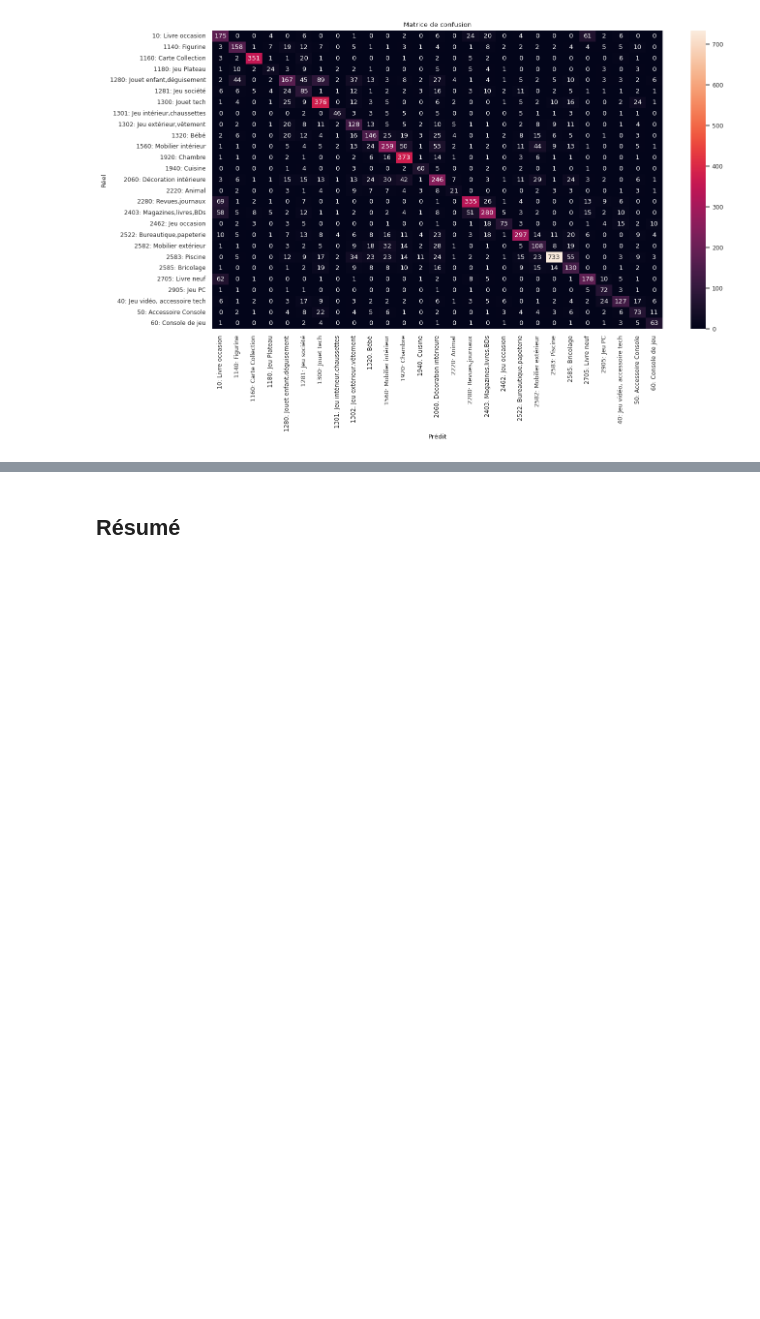
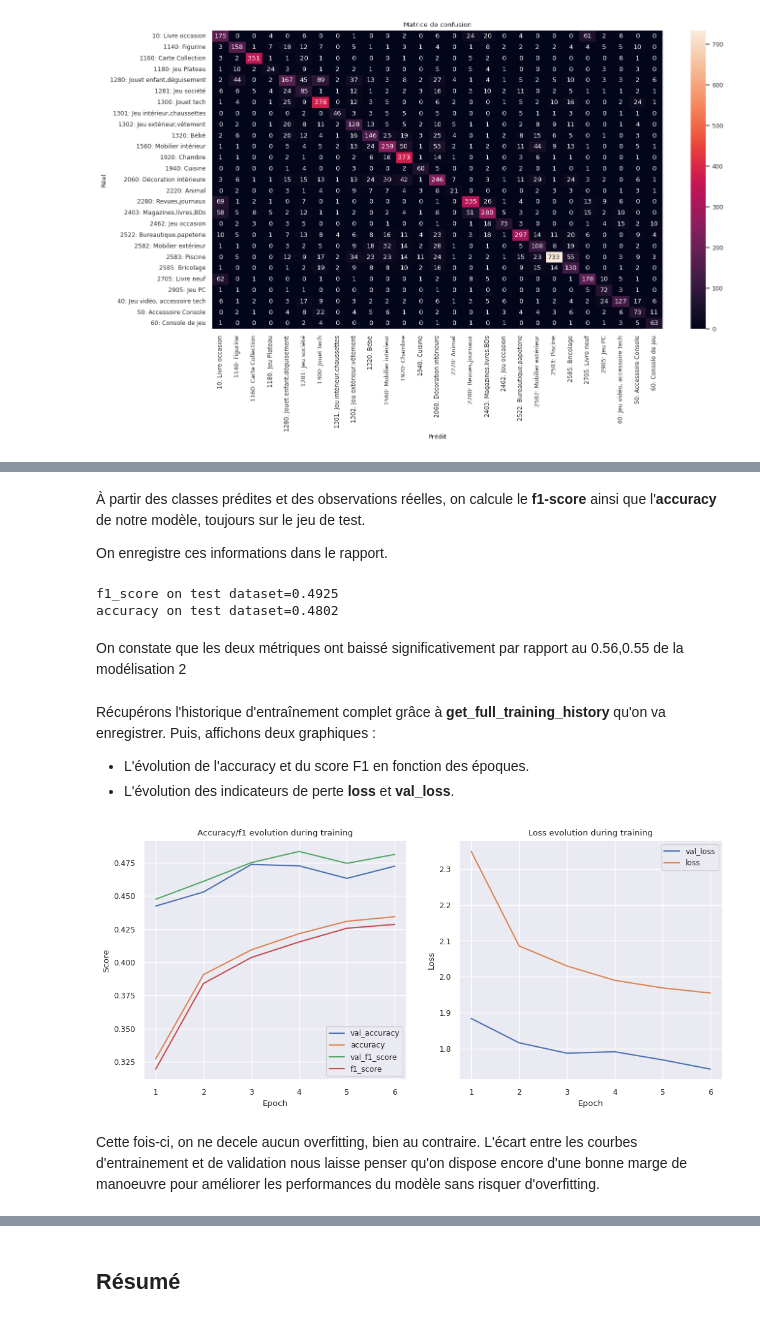
Before and after one commit to DataScientest-Studio/nov23_bds_rakuten, a Jupyter notebook: notebooks/data-modeling-images-3.ipynb, the cells around one changed output, grey strips where cells are left out. Saved outputs shown, nothing was run; the diff lists cells and outputs as text; code cells hidden in the pictures; blank space fills up the shorter version.

```diff
--- a/notebooks/data-modeling-images-3.ipynb
+++ b/notebooks/data-modeling-images-3.ipynb
@@ -1490,0 +1741,4 @@ Il est interessant d'observer qu'on le problème inverse pour la classe **1281**
+# %%
+if training_history != None:
+  #if fit wad called, make sure to load best saved model, otherwise it's already loaded
+  model = load_saved_model(model_id)
@@ -1490,0 +1747,2 @@ Il est interessant d'observer qu'on le problème inverse pour la classe **1281**
+# %%
+test_pred = model.predict(test_generator,verbose=1)
@@ -1490,0 +1755,38 @@ Il est interessant d'observer qu'on le problème inverse pour la classe **1281**
+# %%
+test_pred_class = np.argmax(test_pred,axis=1)
+test_pred_class = [classes_keras[c] for c in test_pred_class]
+# %% [markdown]
+À partir des classes prédites et des observations réelles, on calcule le **f1-score** ainsi que l'**accuracy** de notre modèle, toujours sur le jeu de test.
+
+On enregistre ces informations dans le rapport.
+# %%
+f1_weighted = f1_score(y_test.astype("str"),test_pred_class,average="weighted")
+accuracy = accuracy_score(y_test.astype("str"),test_pred_class)
+update_reporting_line(model_id,{
+    "test_f1_score":f1_weighted,
+    "test_accuracy":accuracy
+})
+
+print("f1_score on test dataset=%.4f" % f1_weighted)
+print("accuracy on test dataset=%.4f" % accuracy)
+# %% [output]
+f1_score on test dataset=0.4925
+accuracy on test dataset=0.4802
+# %% [markdown]
+On constate que les deux métriques ont baissé significativement par rapport au 0.56,0.55 de la modélisation 2
+# %% [markdown]
+Récupérons l'historique d'entraînement complet grâce à **get_full_training_history** qu'on va enregistrer. Puis, affichons deux graphiques :
+
+* L'évolution de l'accuracy et du score F1 en fonction des époques.
+* L'évolution des indicateurs de perte **loss** et **val_loss**.
+# %%
+history = get_full_training_history(model_id,training_history)
+if history != None:
+  save_training_history(model_id,history)
+  #to avoid concat of same history when re-executing this cell
+  training_history = None
+  plot_training_history(history)
+# %% [output]
+[figure, added]
+# %% [markdown]
+Cette fois-ci, on ne decele aucun overfitting, bien au contraire. L'écart entre les courbes d'entrainement et de validation nous laisse penser qu'on dispose encore d'une bonne marge de manoeuvre pour améliorer les performances du modèle sans risquer d'overfitting.
```
Also changed, not shown: parts of 257 cells of this notebook.
